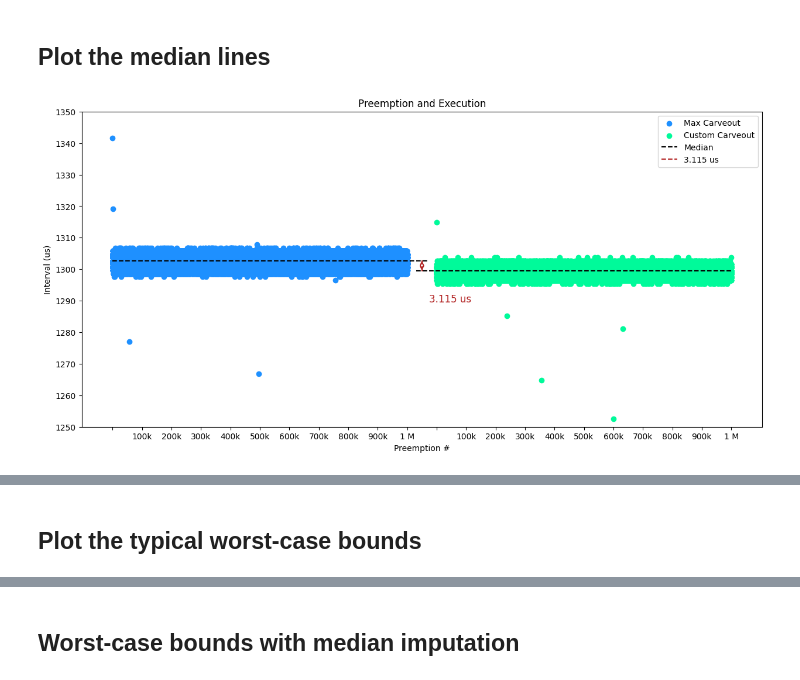
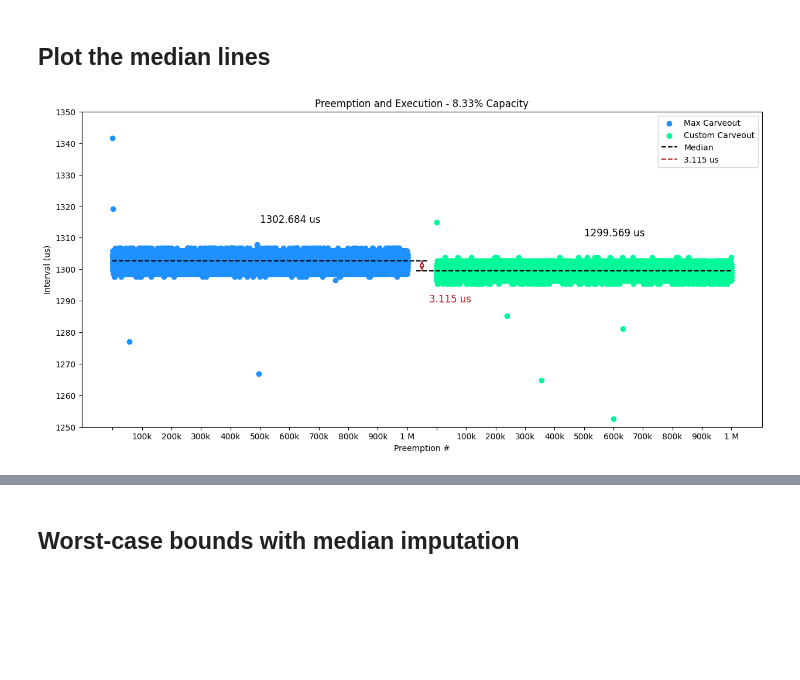
Before and after one commit to alexngUNC/GPU-research, a Jupyter notebook: Preemptions/Xavier/Analysis/MaxCarveout.ipynb, the cells around one changed output, grey strips where cells are left out. Saved outputs shown, nothing was run; the diff lists cells and outputs as text; code cells hidden in the pictures; blank space fills up the shorter version.

```diff
--- a/Preemptions/Xavier/Analysis/MaxCarveout.ipynb
+++ b/Preemptions/Xavier/Analysis/MaxCarveout.ipynb
@@ -67,10 +67,11 @@ for max_path, custom_path in zip(max_paths, custom_paths):
 # %% [markdown]
 ## Plot the median lines
 # %%
+percentages = [8.33, 16.67, 25, 33.33, 41.67, 50, 58.33, 66.67, 75, 83.33, 91.67, 100]
 NUM_SAMPLES = 1000000
 offset = NUM_SAMPLES // 10
-for max_ivls, custom_ivls in zip(max_ivls_array, custom_ivls_array):
+for max_ivls, custom_ivls, per in zip(max_ivls_array, custom_ivls_array, percentages):
   plot_side_by_side(noSharedData=max_ivls, sharedData=custom_ivls, NUM_SAMPLES=NUM_SAMPLES,
-    firstLabel='Max Carveout', secondLabel='Custom Carveout', lowerBound=1250, upperBound=1350, medianLines=True, offset=offset)
+    firstLabel='Max Carveout', secondLabel='Custom Carveout', lowerBound=1250, upperBound=1350, medianLines=True, offset=offset, perCap=per, medianOffset=10, medianImpute=True)
 # %% [output]
-[figure, old version]
+[figure, new version]
@@ -88,2 +88,0 @@ for max_ivls, custom_ivls in zip(max_ivls_array, custom_ivls_array):
-# %% [markdown]
-## Plot the typical worst-case bounds
```
Also changed, not shown: parts of 6 cells of this notebook, 12 other files.
